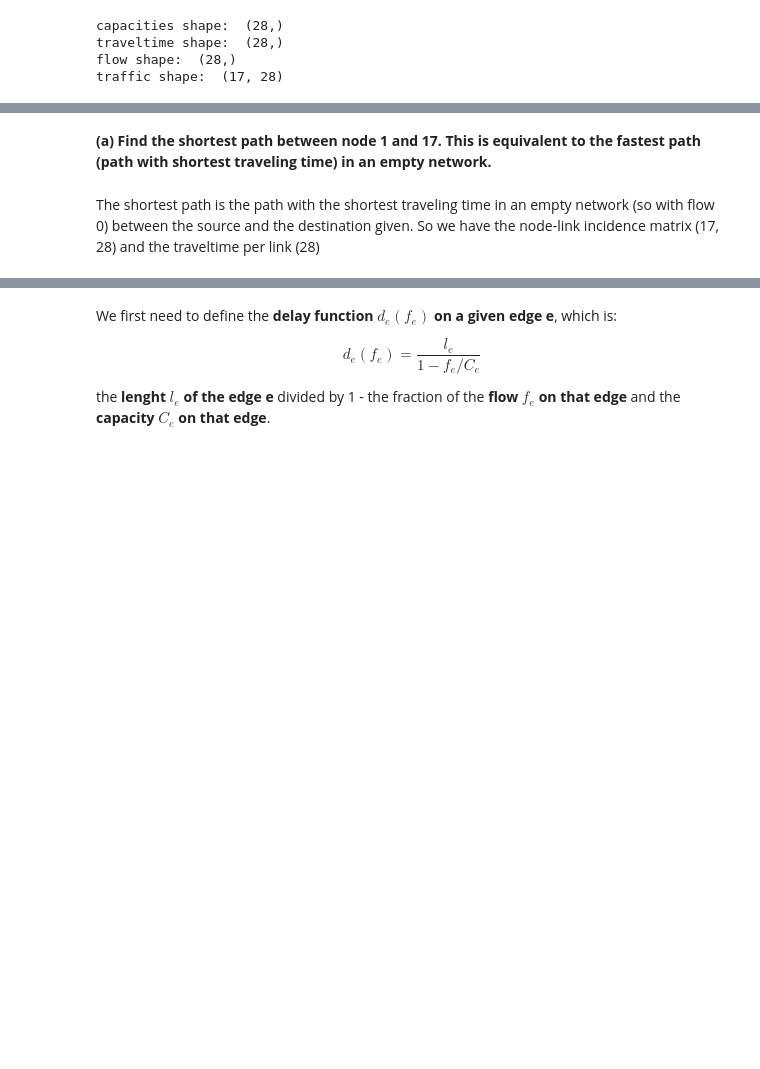
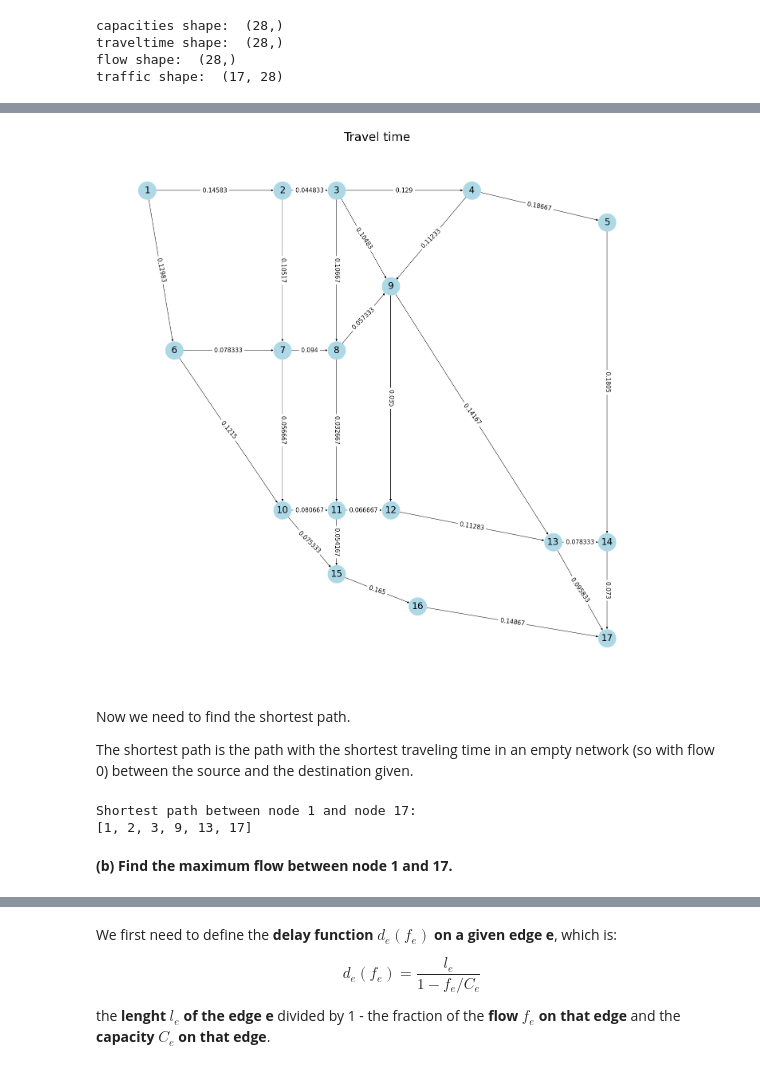
Before and after one commit to fabioeterno/Network_Homework, a Jupyter notebook: Hw1_Ex3.ipynb, the cells around one changed output, grey strips where cells are left out. Drawn from its saved outputs; the diff is of its cells as text; code cells hidden in the pictures; blank space fills up the shorter version.

```diff
--- a/Hw1_Ex3.ipynb
+++ b/Hw1_Ex3.ipynb
@@ -92,5 +112,19 @@ print(capacities)
+# %%
+fig = plt.figure(1, figsize=(25,25))
+draw_edge_labels(G, pos, 'traveltime')
+plt.title("Travel time", fontsize = 30)
+nx.draw(G, pos, with_labels=True, font_color='black', node_color='lightblue', node_size=2000, font_size=23)
+# %% [output]
+[figure, added]
 # %% [markdown]
-**(a) Find the shortest path between node 1 and 17. This is equivalent to the fastest path (path with shortest traveling time) in an empty network.**
+Now we need to find the shortest path.
+
+The shortest path is the path with the shortest traveling time in an empty network (so with flow 0) between the source and the destination given.
-# %% [markdown]
-The shortest path is the path with the shortest traveling time in an empty network (so with flow 0) between the source and the destination given.
-So we have the node-link incidence matrix (17, 28) and the traveltime per link (28)
+# %%
+print("Shortest path between node 1 and node 17:")
+print(nx.algorithms.shortest_paths.generic.shortest_path(G, source=1, target=17, weight='traveltime'))
+# %% [output]
+Shortest path between node 1 and node 17:
+[1, 2, 3, 9, 13, 17]
+# %% [markdown]
+**(b) Find the maximum flow between node 1 and 17.**
```
Also changed, not shown: parts of 11 cells of this notebook.
